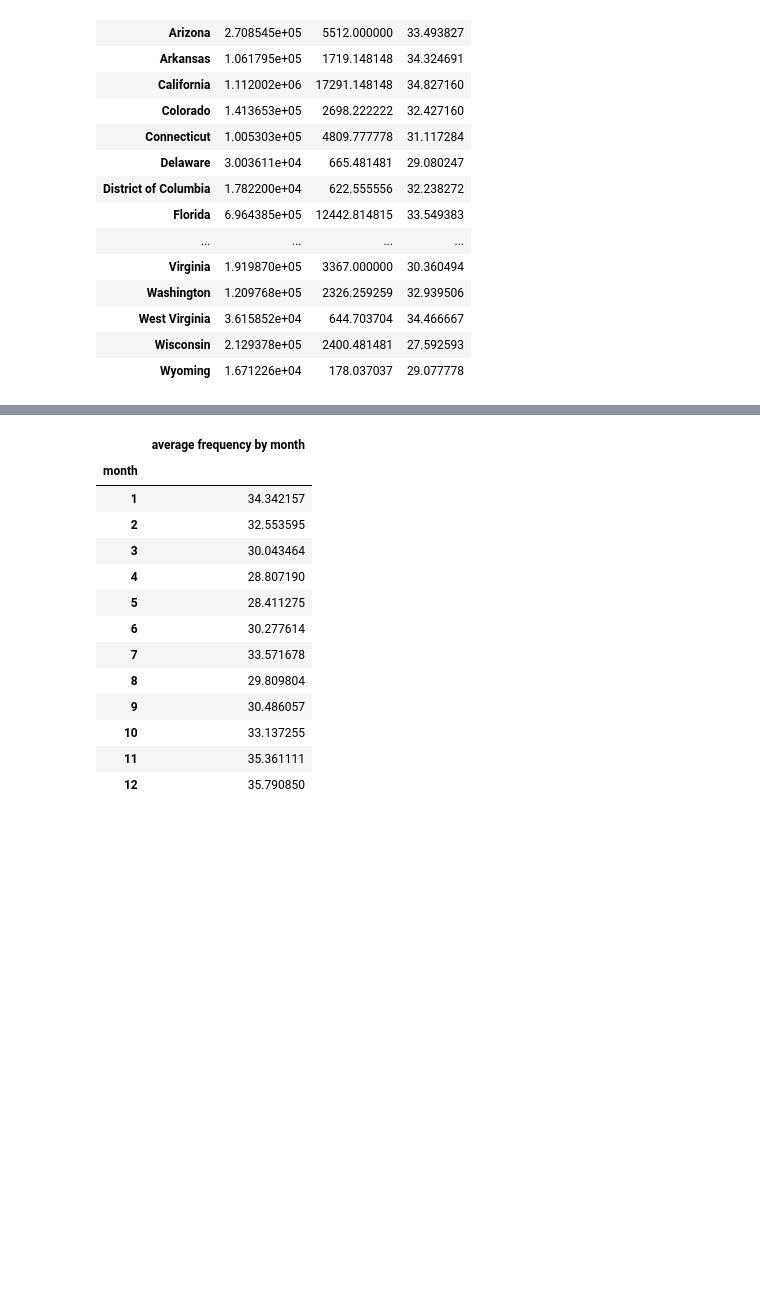
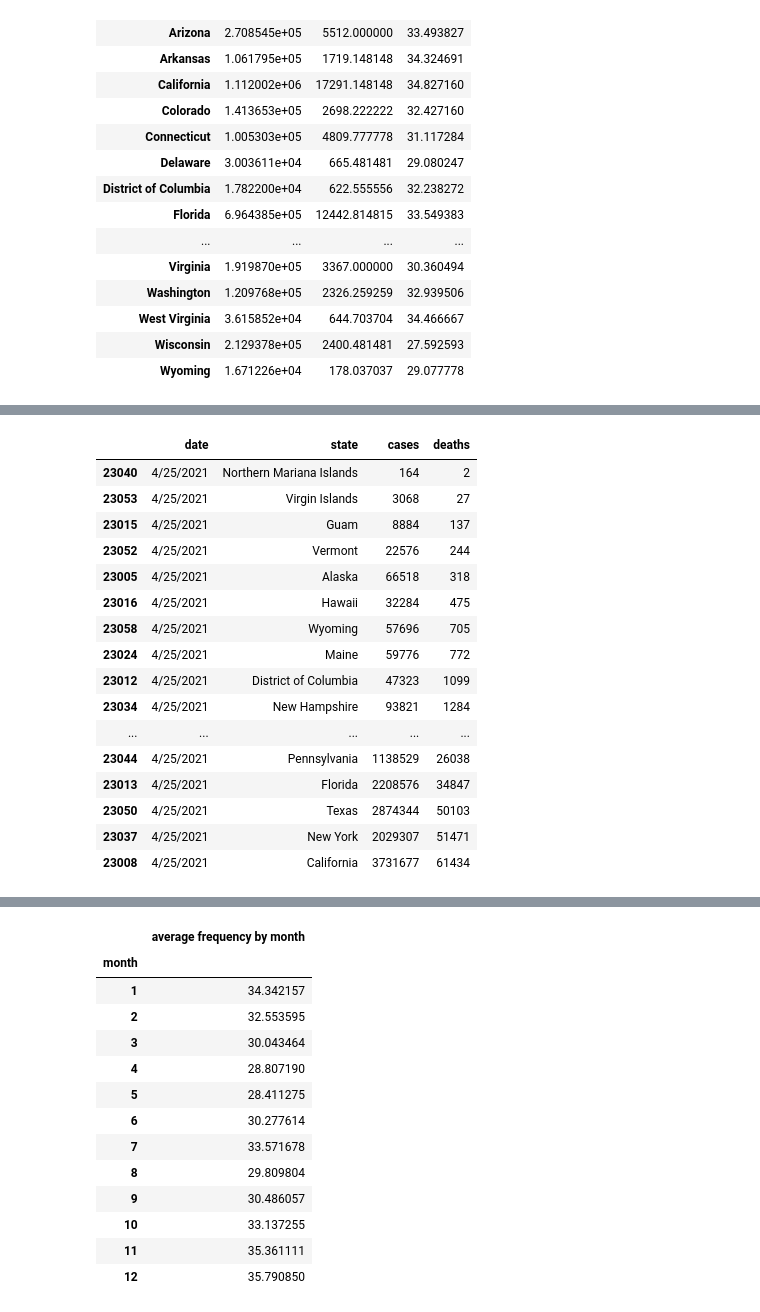
Before and after one commit to fengrujie0721/Impact-of-COVID-19-on-Mental-Health-in-United-States, a Jupyter notebook: Covid_affect_on_mental_health.ipynb, the cells around one changed output, grey strips where cells are left out. Cells and saved outputs as stored; diff of their text form; code cells hidden in the pictures; blank space fills up the shorter version.

```diff
--- a/Covid_affect_on_mental_health.ipynb
+++ b/Covid_affect_on_mental_health.ipynb
@@ -526,0 +519,22 @@ plt.show()
+# %%
+# Sort the DataFrame by "deaths" in ascending order
+covid_042521_df = covid_042521_df.sort_values("deaths")
+covid_042521_df
+# %% [output]
+|  | date | state | cases | deaths |
+| 23040 | 4/25/2021 | Northern Mariana Islands | 164 | 2 |
+| 23053 | 4/25/2021 | Virgin Islands | 3068 | 27 |
+| 23015 | 4/25/2021 | Guam | 8884 | 137 |
+| 23052 | 4/25/2021 | Vermont | 22576 | 244 |
+| 23005 | 4/25/2021 | Alaska | 66518 | 318 |
+| 23016 | 4/25/2021 | Hawaii | 32284 | 475 |
+| 23058 | 4/25/2021 | Wyoming | 57696 | 705 |
+| 23024 | 4/25/2021 | Maine | 59776 | 772 |
+| 23012 | 4/25/2021 | District of Columbia | 47323 | 1099 |
+| 23034 | 4/25/2021 | New Hampshire | 93821 | 1284 |
+| ... | ... | ... | ... | ... |
+| 23044 | 4/25/2021 | Pennsylvania | 1138529 | 26038 |
+| 23013 | 4/25/2021 | Florida | 2208576 | 34847 |
+| 23050 | 4/25/2021 | Texas | 2874344 | 50103 |
+| 23037 | 4/25/2021 | New York | 2029307 | 51471 |
+| 23008 | 4/25/2021 | California | 3731677 | 61434 |
```
Also changed, not shown: parts of 28 cells of this notebook, 8 other files.
